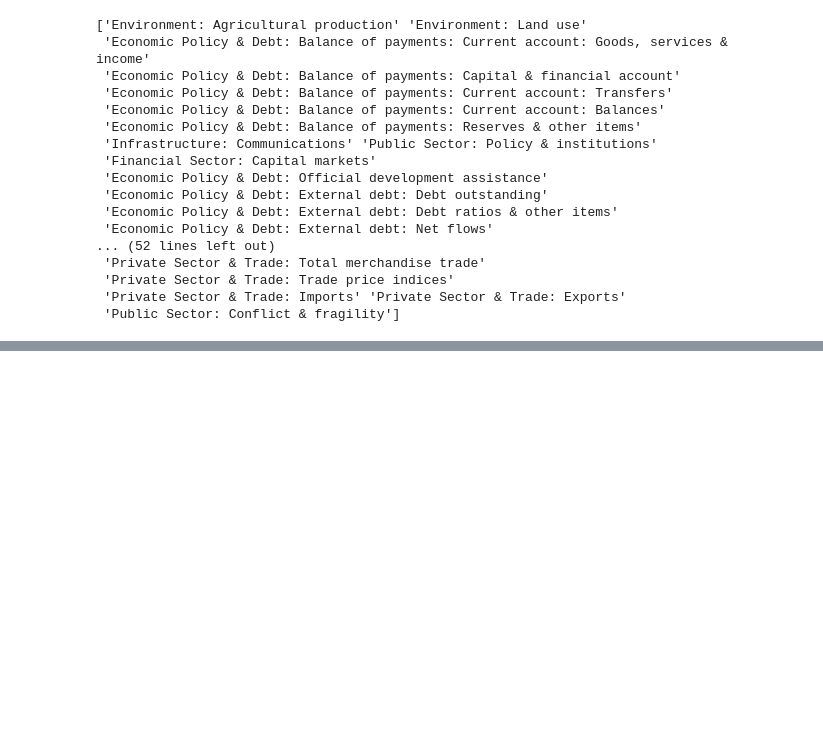
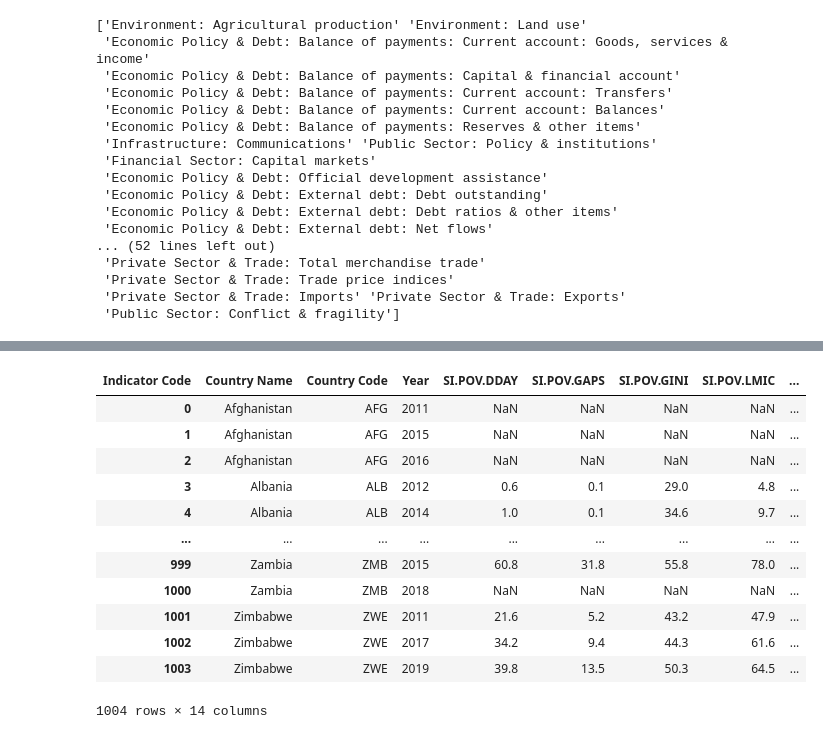
Before and after one commit to mseshan/DS3001Project, a Jupyter notebook: wrangling.ipynb, the cells around one changed output, grey strips where cells are left out. Saved outputs shown, nothing was run; the diff lists cells and outputs as text; code cells hidden in the pictures; blank space fills up the shorter version.

```diff
--- a/wrangling.ipynb
+++ b/wrangling.ipynb
@@ -74,0 +77,3 @@ oda.head()
+# %%
+df = pd.read_csv('/Users/gracesaunders/Downloads/World Development Indicators Jan 28 2025 (1)/WDICSV.csv')
+df.head()
@@ -74,0 +88,36 @@ oda.head()
+# %%
+# Only years 2010-2020
+df = df.loc[:,['Country Name', 'Country Code', 'Indicator Name', 'Indicator Code', '2010', '2011', '2012', '2013', '2014', '2015', '2016', '2017', '2018', '2019', '2020']]
+
+# Filter rows based on column: 'Indicator Code'
+df = df[(df['Indicator Code'].str.contains("NY.GNP.PCAP.KD.ZG", regex=False, na=False, case=False)) | (df['Indicator Code'].str.contains("NY.GDP.MKTP.KD.ZG", regex=False, na=False, case=False)) | (df['Indicator Code'].str.contains("DT.ODA.ODAT.GN.ZS", regex=False, na=False, case=False)) | (df['Indicator Code'].str.contains("PV.PER.RNK", regex=False, na=False, case=False)) | (df['Indicator Code'].str.contains("SI.POV.SOPO", regex=False, na=False, case=False)) | (df['Indicator Code'].str.contains("SP.POP.TOTL", regex=False, na=False, case=False)) | (df['Indicator Code'].str.contains("SI.POV.GINI", regex=False, na=False, case=False)) | (df['Indicator Code'].str.contains("SI.POV.SOPO", regex=False, na=False, case=False))]
+# Filter rows based on column: index
+df = df[df.index >= 72281]
+# %%
+pov = df[df['Indicator Code'].str.contains("SI.POV", regex=False, na=False, case=False)]
+povLong = pov.melt(
+    id_vars=['Country Name', 'Country Code', 'Indicator Name', 'Indicator Code'],
+    var_name = 'Year',
+    value_name = 'Value'
+)
+pov_pivot = povLong.pivot_table(
+    index=['Country Name', 'Country Code', 'Year'],
+    columns='Indicator Code',
+    values='Value'
+).reset_index()
+# %%
+pov_pivot
+# %% [output]
+| Indicator Code | Country Name | Country Code | Year | SI.POV.DDAY | SI.POV.GAPS | SI.POV.GINI | SI.POV.LMIC | ... |
+| 0 | Afghanistan | AFG | 2011 | NaN | NaN | NaN | NaN | ... |
+| 1 | Afghanistan | AFG | 2015 | NaN | NaN | NaN | NaN | ... |
+| 2 | Afghanistan | AFG | 2016 | NaN | NaN | NaN | NaN | ... |
+| 3 | Albania | ALB | 2012 | 0.6 | 0.1 | 29.0 | 4.8 | ... |
+| 4 | Albania | ALB | 2014 | 1.0 | 0.1 | 34.6 | 9.7 | ... |
+| ... | ... | ... | ... | ... | ... | ... | ... | ... |
+| 999 | Zambia | ZMB | 2015 | 60.8 | 31.8 | 55.8 | 78.0 | ... |
+| 1000 | Zambia | ZMB | 2018 | NaN | NaN | NaN | NaN | ... |
+| 1001 | Zimbabwe | ZWE | 2011 | 21.6 | 5.2 | 43.2 | 47.9 | ... |
+| 1002 | Zimbabwe | ZWE | 2017 | 34.2 | 9.4 | 44.3 | 61.6 | ... |
+| 1003 | Zimbabwe | ZWE | 2019 | 39.8 | 13.5 | 50.3 | 64.5 | ... |
+1004 rows × 14 columns
```
Also changed, not shown: parts of 6 cells of this notebook, 1 other file.
